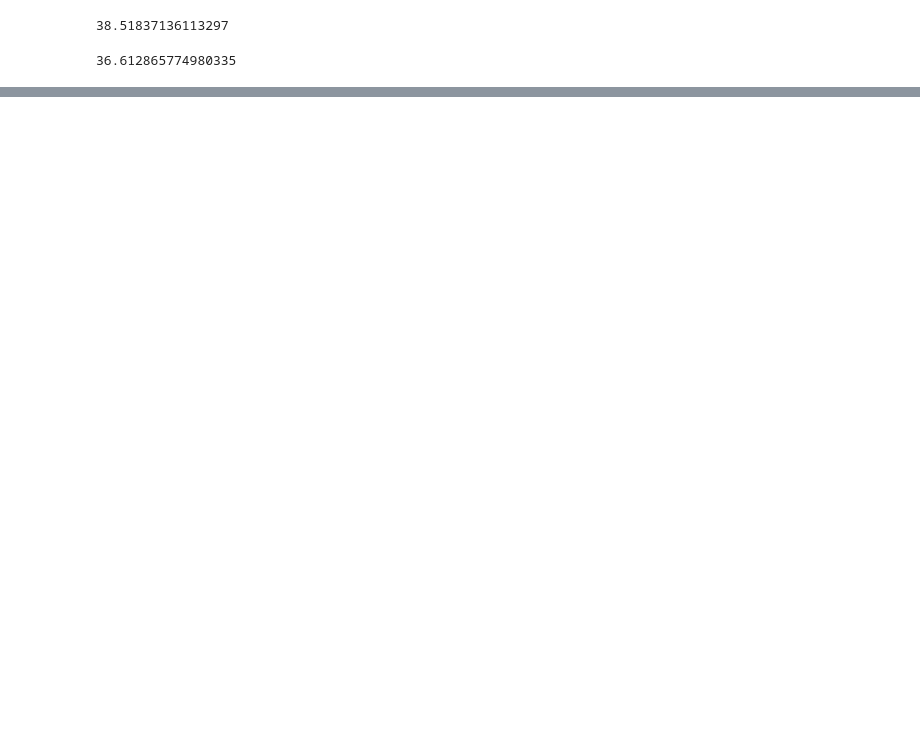
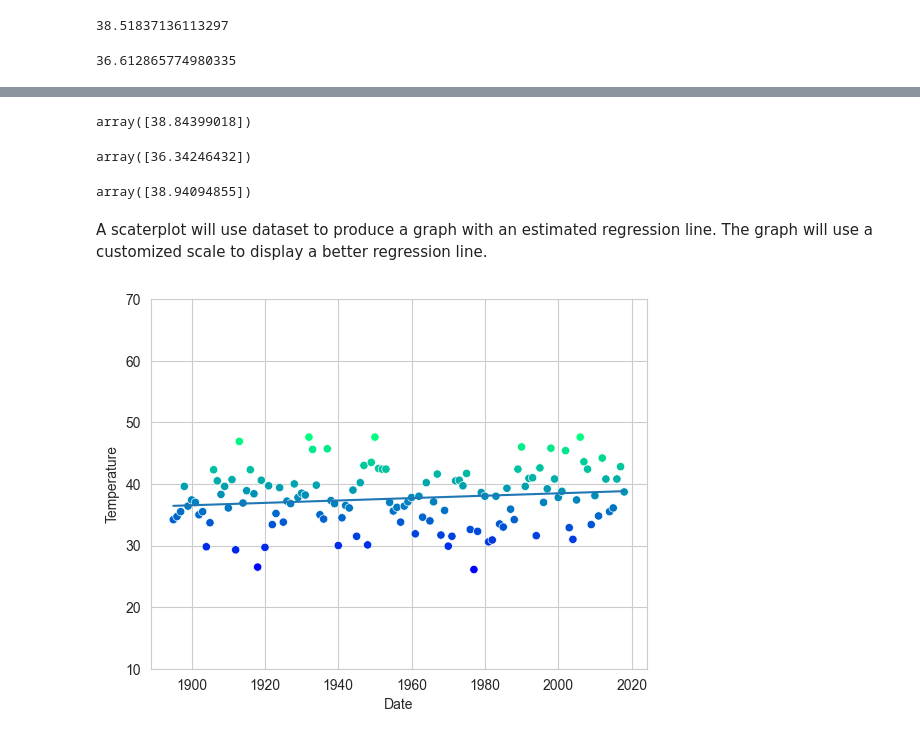
Before and after one commit to Ldooley32/datafun-07-ml, a Jupyter notebook: ldooley_ml.ipynb, the cells around one changed output, grey strips where cells are left out. Drawn from its saved outputs; the diff is of its cells as text; code cells hidden in the pictures; blank space fills up the shorter version.

```diff
--- a/ldooley_ml.ipynb
+++ b/ldooley_ml.ipynb
@@ -121,0 +163,2 @@ axes.set_ylim(10, 70)
+# %%
+X_train, X_test, y_train, y_test = train_test_split(nyc.Date.values.reshape(-1,1), nyc.Temperature.values, random_state=11)
@@ -121,0 +173,4 @@ axes.set_ylim(10, 70)
+# %%
+linear_regression = LinearRegression()
+
+linear_regression.fit(X=X_train, y=y_train)
@@ -121,0 +210,14 @@ axes.set_ylim(10, 70)
+# %%
+predict= (lambda x: linear_regression.coef_ * x + linear_regression.intercept_)
+
+predict(2019)
+# %% [output]
+array([38.84399018])
+# %%
+predict(1890)
+# %% [output]
+array([36.34246432])
+# %%
+predict (2024)
+# %% [output]
+array([38.94094855])
@@ -121,0 +226,10 @@ axes.set_ylim(10, 70)
+# %% [markdown]
+A scaterplot will use dataset to produce a graph with an estimated regression line. The graph will use a customized scale to display a better regression line.
+# %%
+axes = sns.scatterplot(data=nyc, x ='Date', y='Temperature', hue='Temperature', palette = 'winter', legend =False)
+x = np.array([min(nyc.Date.values), max(nyc.Date.values)])
+y = predict(x)
+axes.set_ylim(10, 70)
+line = plt.plot(x, y)
+# %% [output]
+[figure, added]
```
Also changed, not shown: parts of 44 cells of this notebook, 2 other files.
